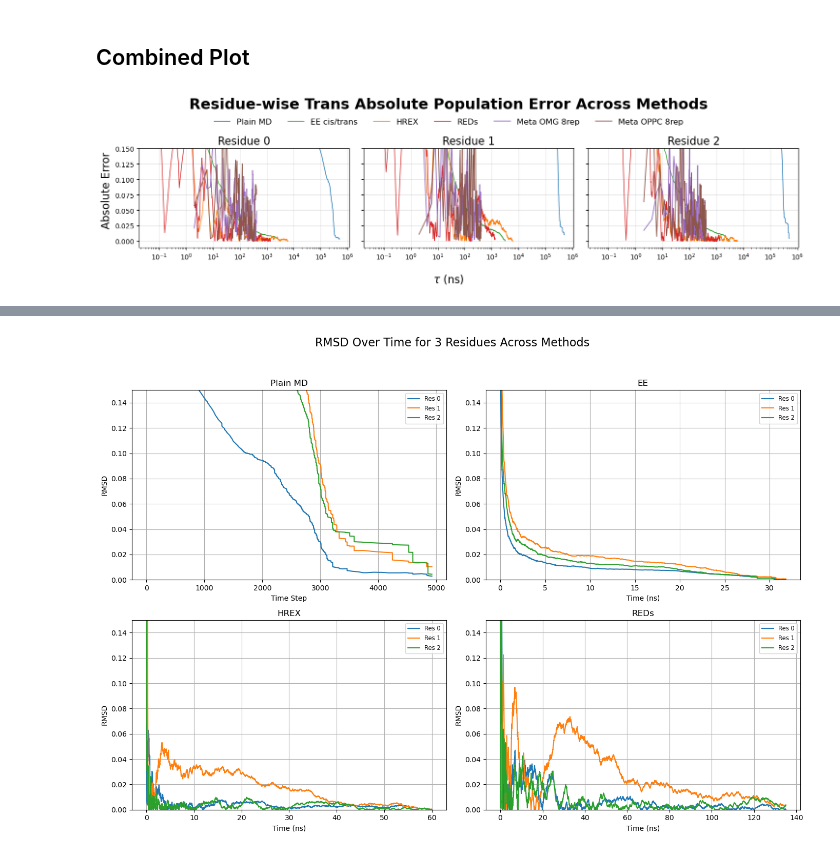
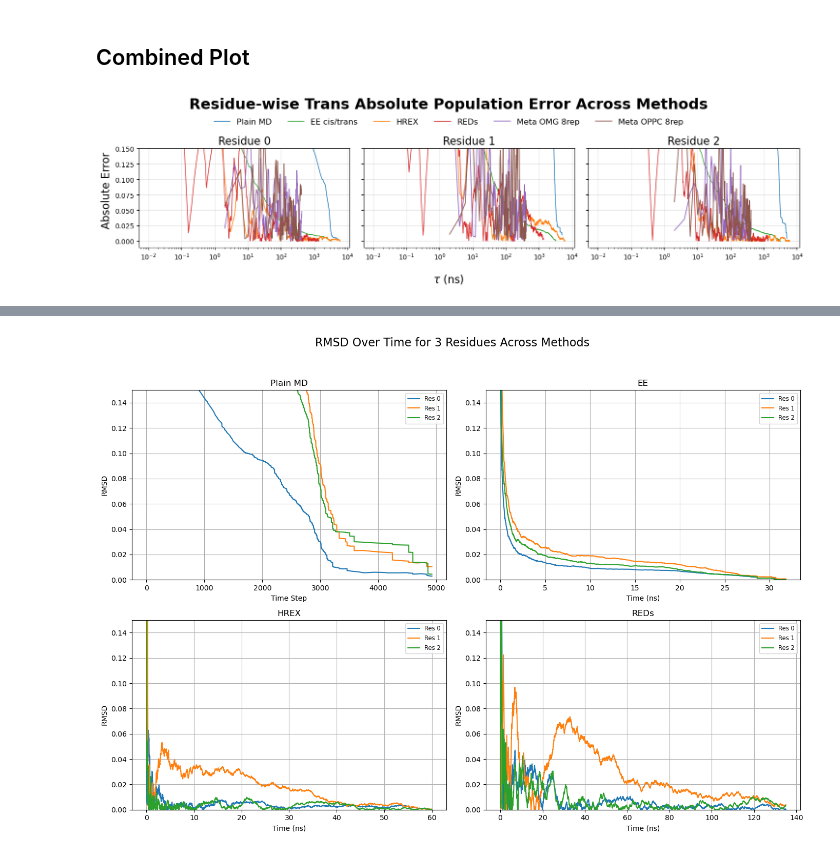
Before and after one commit to starwingc/peptoid_ESM, a Jupyter notebook: Analysis/error_over_time_res_all.ipynb, the cells around one changed output, grey strips where cells are left out. Cells and saved outputs as stored; diff of their text form; code cells hidden in the pictures.

```diff
--- a/Analysis/error_over_time_res_all.ipynb
+++ b/Analysis/error_over_time_res_all.ipynb
@@ -267,7 +267,7 @@ for res in range(res_num):
     ax = axes[res]
 
     # --- Plain MD ---
-    x_plain = np.arange(1, plain_md_errors.shape[1] + 1)
+    x_plain = np.arange(1, plain_md_errors.shape[1] + 1) * 0.01
     ax.plot(x_plain, plain_md_errors[res],
             color=method_colors["Plain MD"], label="Plain MD", linewidth=1)
 
@@ -291,31 +291,31 @@ for res in range(res_num):
     ax.plot(x_omg, omg8rep_errors[res],
             color=method_colors["Meta OMG 8rep"], label="Meta OMG 8rep", linewidth=1.2)
 
     # --- Meta OPPC 8rep ---
     x_oppc = np.arange(2, 412, 2)
     ax.plot(x_oppc, oppc8rep_errors[res],
             color=method_colors["Meta OPPC 8rep"], label="Meta OPPC 8rep", linewidth=1.2)
 
     # --- Formatting ---
     ax.set_xscale('log')
     ax.set_title(f"Residue {res}", fontsize=16)
     ax.set_ylim(-0.01, 0.15)
     ax.grid(True, alpha=0.3)
 
 # ----------------------------
 # Global legend and layout
 # ----------------------------
 handles, labels = axes[0].get_legend_handles_labels()
 fig.legend(handles, labels, loc='upper center', bbox_to_anchor=(0.5, 0.91),
            ncol=len(labels), frameon=False, fontsize=12)
 
 fig.supxlabel(r'$\tau$ (ns)', fontsize=16)
 fig.supylabel("Absolute Error", fontsize=16)
 fig.suptitle("Residue-wise Trans Absolute Population Error Across Methods",
              fontsize=22, fontweight='bold')
 
 fig.tight_layout(rect=[0.01, 0, 1, 0.93])
 plt.savefig("fig/error_over_time_separate_res_log_scale_plot.pdf", dpi=300)
 plt.show()
 # %% [output]
-[figure, old version]
+[figure, new version]
```
Also changed, not shown: parts of 1 cell of this notebook, 4 other files.
